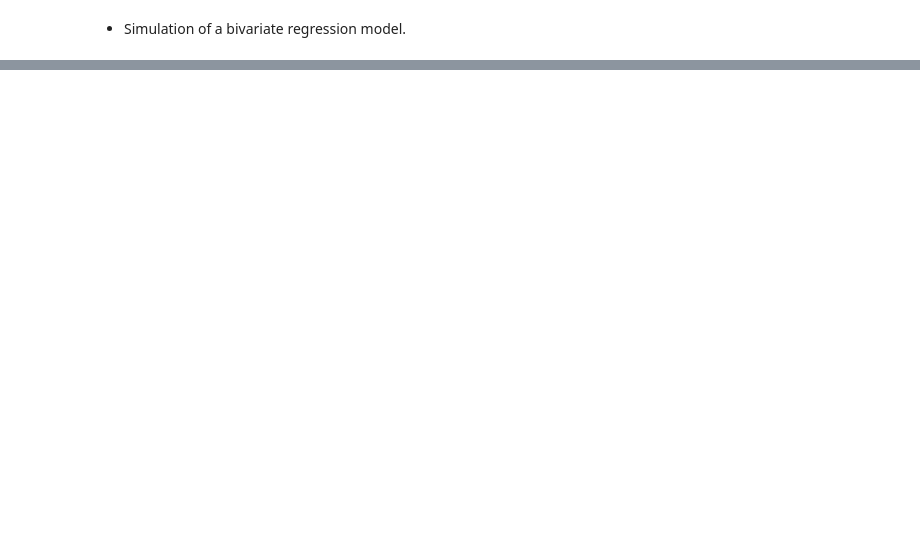
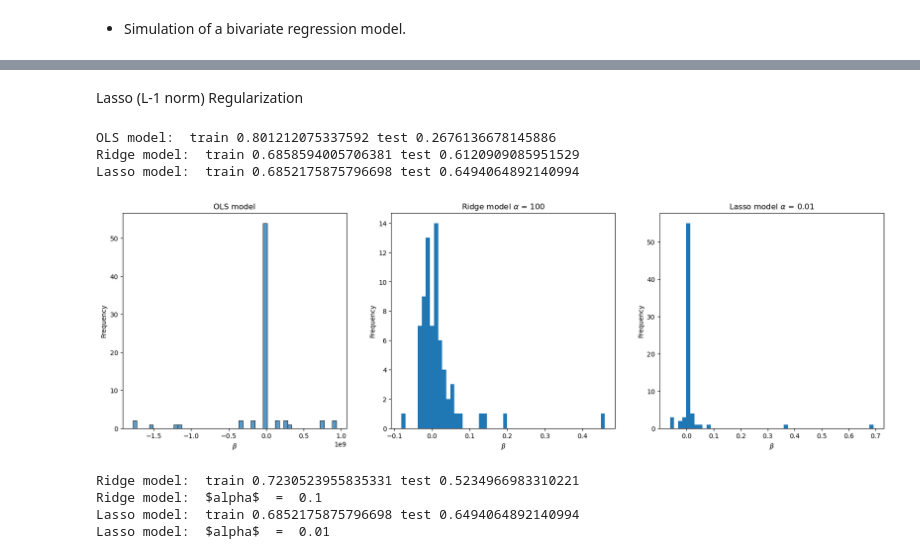
Before and after one commit to rheremm/COGS105, a Jupyter notebook: Lectures/Week_5/MvRegression-Regularization.ipynb, the cells around one changed output, grey strips where cells are left out. Saved outputs shown, nothing was run; the diff lists cells and outputs as text; code cells hidden in the pictures; blank space fills up the shorter version.

```diff
--- a/Lectures/Week_5/MvRegression-Regularization.ipynb
+++ b/Lectures/Week_5/MvRegression-Regularization.ipynb
@@ -571,0 +606,7 @@ print(lr.coef_)
+# %%
+lrN = LinearRegression()
+lrN.fit(X_train_df_N,y_train)
+r2_train_OLS = lrN.score(X_train_df_N,y_train)
+print(r2_train_OLS)
+r2_test_OLS = lrN.score(X_test_df_N,y_test)
+print(r2_test_OLS)
@@ -571,0 +645,67 @@ print(lr.coef_)
+# %% [markdown]
+Lasso (L-1 norm) Regularization
+# %%
+from sklearn.linear_model import Lasso
+
+# some values you can try out: 0.00001, 0.0001, 0.001, 0.01, 0.05, 0.1, 0.5, 1, 2, 5, 10, 20
+lasso_alpha = 0.01
+lasso_model = Lasso(alpha=lasso_alpha, max_iter = 10000).fit(X_train_df_N, y_train)
+r2_train_Lasso = lasso_model.score(X_train_df_N,y_train)
+r2_test_Lasso = lasso_model.score(X_test_df_N,y_test)
+
+print('OLS model: ', 'train' , r2_train_OLS, 'test', r2_test_OLS)
+print('Ridge model: ', 'train', r2_train_Ridge, 'test', r2_test_Ridge)
+print('Lasso model: ', 'train', r2_train_Lasso, 'test', r2_test_Lasso)
+
+plt.figure(figsize=(21,6))
+plt.subplot(1,3,1)
+sns.histplot(lrN.coef_.flatten(), bins=50)
+plt.title('OLS model')
+plt.xlabel(r'$\beta$')
+plt.ylabel('Frequency')
+plt.subplot(1,3,2)
+plt.hist(ridge_model.coef_.flatten(), bins=50)
+plt.title('Ridge model ' + r'$\alpha$' + ' = ' + str(ridge_alpha))
+plt.xlabel(r'$\beta$')
+plt.ylabel('Frequency');
+plt.subplot(1,3,3)
+plt.hist(lasso_model.coef_.flatten(), bins=50)
+plt.title('Lasso model ' + r'$\alpha$' + ' = ' + str(lasso_alpha))
+plt.xlabel(r'$\beta$')
+plt.ylabel('Frequency');
+# %% [output]
+OLS model:  train 0.801212075337592 test 0.2676136678145886
+Ridge model:  train 0.6858594005706381 test 0.6120909085951529
+Lasso model:  train 0.6852175875796698 test 0.6494064892140994
+[figure, added]
+# %%
+from sklearn.linear_model import RidgeCV
+from sklearn.linear_model import LassoCV
+
+alphas = (0.001, 0.01, 0.1,1,10,100,1000)
+
+
+# Let us do k-fold cross validation
+k = 5
+fitted_ridge = RidgeCV(alphas = alphas, cv = k).fit(X_train_df_N, y_train)
+fitted_lasso = LassoCV(alphas = alphas, max_iter = 100000, cv = k).fit(X_train_df_N, y_train)
+
+
+ridge_a = fitted_ridge.alpha_
+r2_train_Ridge = fitted_ridge.score(X_train_df_N,y_train)
+r2_test_Ridge = fitted_ridge.score(X_test_df_N,y_test)
+
+print('Ridge model: ', 'train', r2_train_Ridge, 'test', r2_test_Ridge)
+print('Ridge model: ', r'$alpha$', ' = ' , str(ridge_a))
+
+lasso_a = fitted_lasso.alpha_
+r2_train_Lasso = fitted_lasso.score(X_train_df_N,y_train)
+r2_test_Lasso = fitted_lasso.score(X_test_df_N,y_test)
+
+print('Lasso model: ', 'train', r2_train_Lasso, 'test', r2_test_Lasso)
+print('Lasso model: ', r'$alpha$', ' = ' , str(lasso_a))
+# %% [output]
+Ridge model:  train 0.7230523955835331 test 0.5234966983310221
+Ridge model:  $alpha$  =  0.1
+Lasso model:  train 0.6852175875796698 test 0.6494064892140994
+Lasso model:  $alpha$  =  0.01
```
Also changed, not shown: parts of 14 cells of this notebook.
